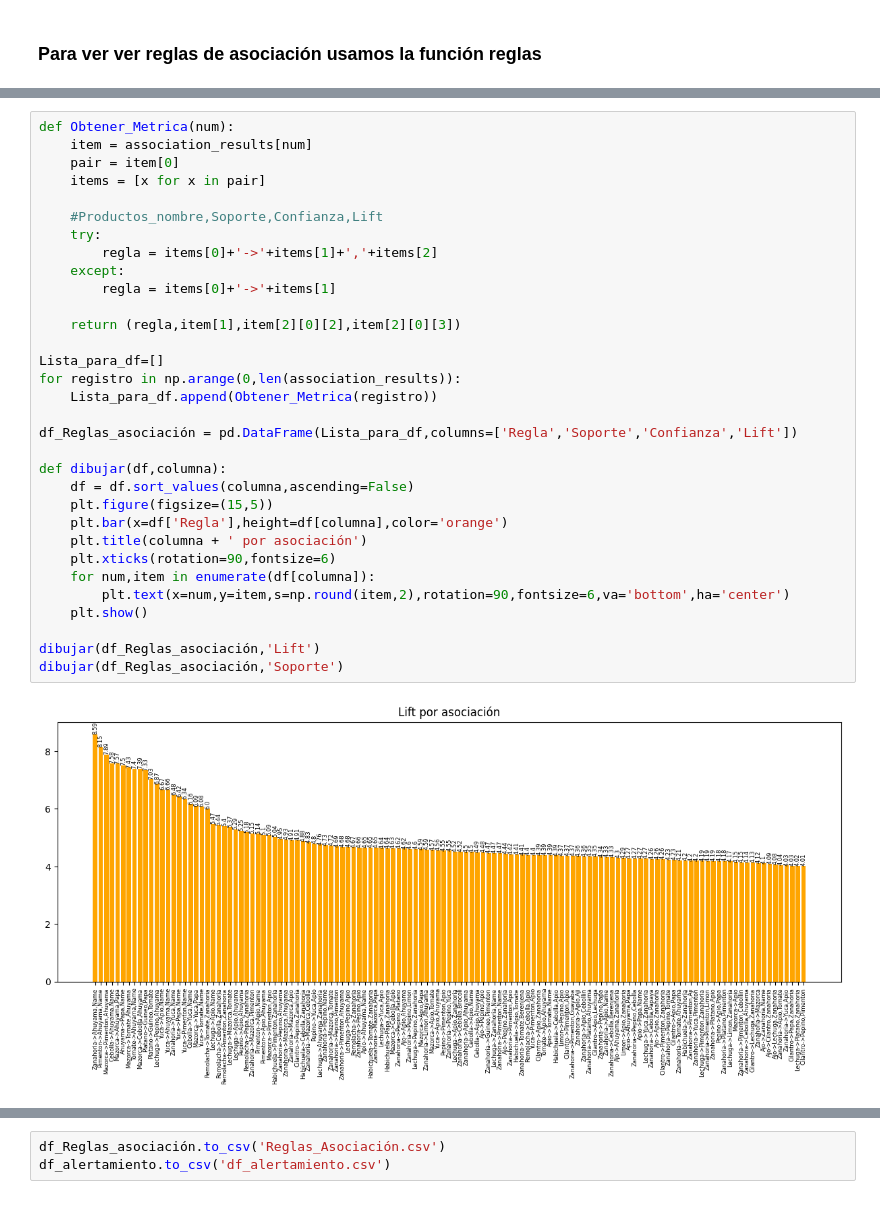
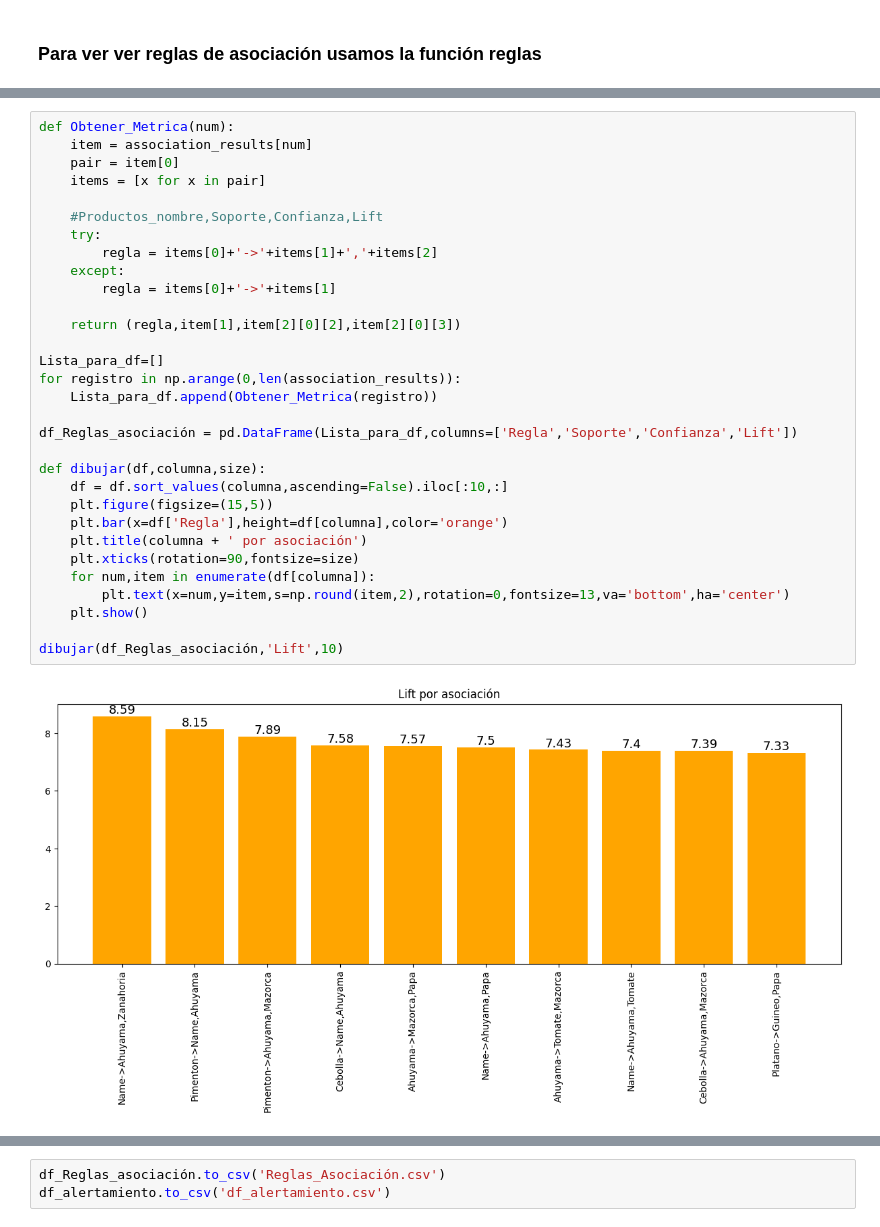
Before and after one commit to christiansakerb/Frubana-Project-MB-AD, a Jupyter notebook: Notebook_Frubana.ipynb, the cells around one changed output, grey strips where cells are left out. Cells and saved outputs as stored; diff of their text form.

```diff
--- a/Notebook_Frubana.ipynb
+++ b/Notebook_Frubana.ipynb
@@ -1404,34 +1441,33 @@ Lift: 4.622601113185957
 # %%
 def Obtener_Metrica(num):
     item = association_results[num]
     pair = item[0]
     items = [x for x in pair]
 
     #Productos_nombre,Soporte,Confianza,Lift
     try:
         regla = items[0]+'->'+items[1]+','+items[2]
     except:
         regla = items[0]+'->'+items[1]
 
     return (regla,item[1],item[2][0][2],item[2][0][3])
 
 Lista_para_df=[]
 for registro in np.arange(0,len(association_results)):
     Lista_para_df.append(Obtener_Metrica(registro))
 
 df_Reglas_asociación = pd.DataFrame(Lista_para_df,columns=['Regla','Soporte','Confianza','Lift'])
 
-def dibujar(df,columna):
-    df = df.sort_values(columna,ascending=False)
+def dibujar(df,columna,size):
+    df = df.sort_values(columna,ascending=False).iloc[:10,:]
     plt.figure(figsize=(15,5))
     plt.bar(x=df['Regla'],height=df[columna],color='orange')
     plt.title(columna + ' por asociación')
-    plt.xticks(rotation=90,fontsize=6)
+    plt.xticks(rotation=90,fontsize=size)
     for num,item in enumerate(df[columna]):
-        plt.text(x=num,y=item,s=np.round(item,2),rotation=90,fontsize=6,va='bottom',ha='center')
+        plt.text(x=num,y=item,s=np.round(item,2),rotation=0,fontsize=13,va='bottom',ha='center')
     plt.show()
 
-dibujar(df_Reglas_asociación,'Lift')
-dibujar(df_Reglas_asociación,'Soporte')
+dibujar(df_Reglas_asociación,'Lift',10)
 # %% [output]
-[figure, old version]
+[figure, new version]
```
Also changed, not shown: parts of 35 cells of this notebook.
